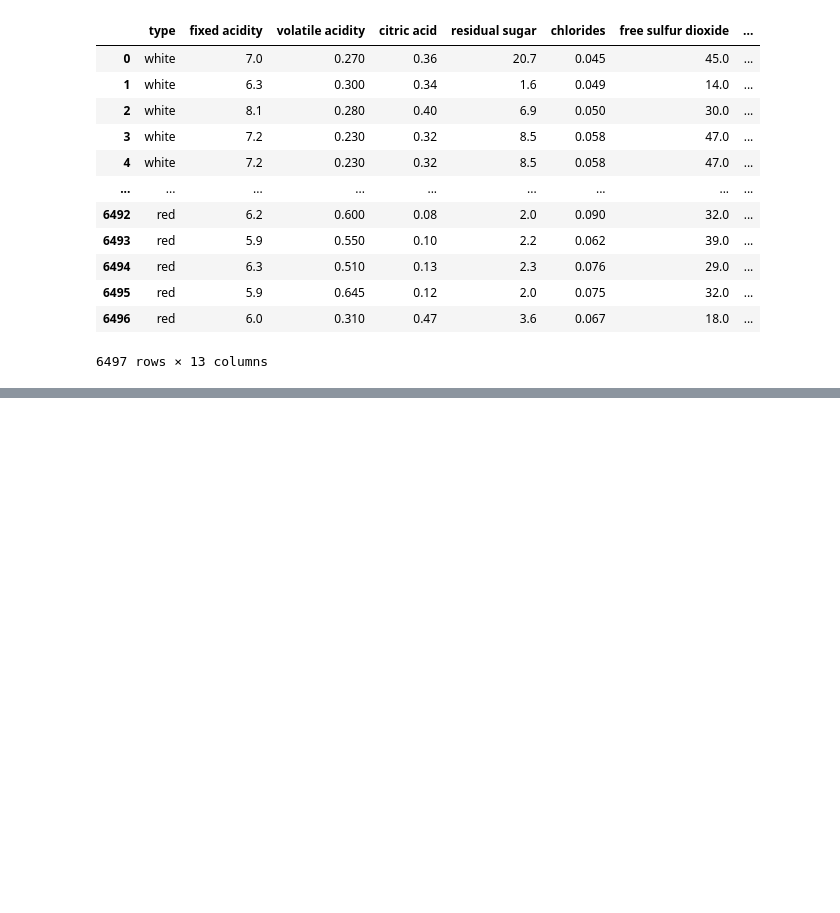
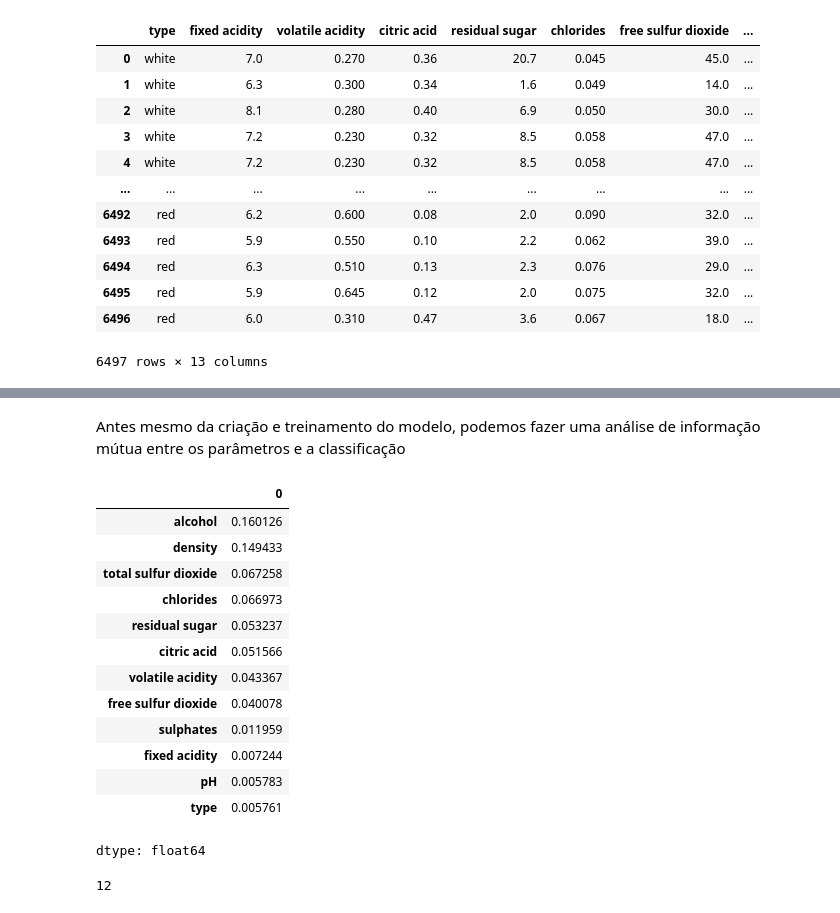
Before and after one commit to arthurpcardoso/t1-nia-winequality, a Jupyter notebook: main.ipynb, the cells around one changed output, grey strips where cells are left out. Saved outputs shown, nothing was run; the diff lists cells and outputs as text; code cells hidden in the pictures; blank space fills up the shorter version.

```diff
--- a/main.ipynb
+++ b/main.ipynb
@@ -46,17 +54,63 @@ x_test, y_test = test_data.drop(columns=['quality']), test_data['quality']
+# %% [markdown]
+Antes mesmo da criação e treinamento do modelo, podemos fazer uma análise de informação mútua entre os parâmetros e a classificação
+# %%
+from sklearn.feature_selection import mutual_info_classif, mutual_info_regression
+
+x, y = data.drop(columns=['quality']), data['quality']
+
+mi = mutual_info_regression(x, y, random_state=0)
+# mi = mutual_info_classif(x, y, random_state=0)
+mi_df = pd.Series(mi, index=x.columns).sort_values(ascending=False)
+mi_df
+# %% [output]
+|  | 0 |
+| alcohol | 0.160126 |
+| density | 0.149433 |
+| total sulfur dioxide | 0.067258 |
+| chlorides | 0.066973 |
+| residual sugar | 0.053237 |
+| citric acid | 0.051566 |
+| volatile acidity | 0.043367 |
+| free sulfur dioxide | 0.040078 |
+| sulphates | 0.011959 |
+| fixed acidity | 0.007244 |
+| pH | 0.005783 |
+| type | 0.005761 |
+dtype: float64
 # %%
+# Split the into train, validation, and test sets
+train_data, test_data = train_test_split(data, test_size=0.2, random_state=42)
+train_data, val_data = train_test_split(train_data, test_size=0.2, random_state=42)
+
+x_train, y_train = train_data.drop(columns=['quality']), train_data['quality']
+x_val, y_val = val_data.drop(columns=['quality']), val_data['quality']
+x_test, y_test = test_data.drop(columns=['quality']), test_data['quality']
+
+
 # Normalizar as features (exceto a coluna 'quality')
 scaler = MinMaxScaler()
 x_train = pd.DataFrame(scaler.fit_transform(x_train), columns=x_train.columns)
 x_val = pd.DataFrame(scaler.transform(x_val), columns=x_val.columns)
 x_test = pd.DataFrame(scaler.transform(x_test), columns=x_test.columns)
 
+
 # Convert to PyTorch tensors
-train_ds = TensorDataset(torch.tensor(x_train.values, dtype=torch.float32), torch.tensor(y_train.values, dtype=torch.float32))
-val_ds = TensorDataset(torch.tensor(x_val.values, dtype=torch.float32), torch.tensor(y_val.values, dtype=torch.float32))
+X_train, Y_train = torch.tensor(x_train.values, dtype=torch.float32), torch.tensor(y_train.values, dtype=torch.float32)
+train_ds = TensorDataset(X_train, Y_train)
+
+X_val, Y_val = torch.tensor(x_val.values, dtype=torch.float32), torch.tensor(y_val.values, dtype=torch.float32)
+val_ds = TensorDataset(X_val, Y_val)
+
+X_test, Y_test = torch.tensor(x_test.values, dtype=torch.float32), torch.tensor(y_test.values, dtype=torch.float32)
 
 batch_size = 32
 train_loader = DataLoader(train_ds, batch_size=batch_size, shuffle=True)
 val_loader = DataLoader(val_ds, batch_size=batch_size, shuffle=False)
+
+n_features = X_val.shape[1]
+n_features
+# %% [output]
+12
 # %%
 class LinearRegression(nn.Module):
     def __init__(self):
```
Also changed, not shown: parts of 13 cells of this notebook.
